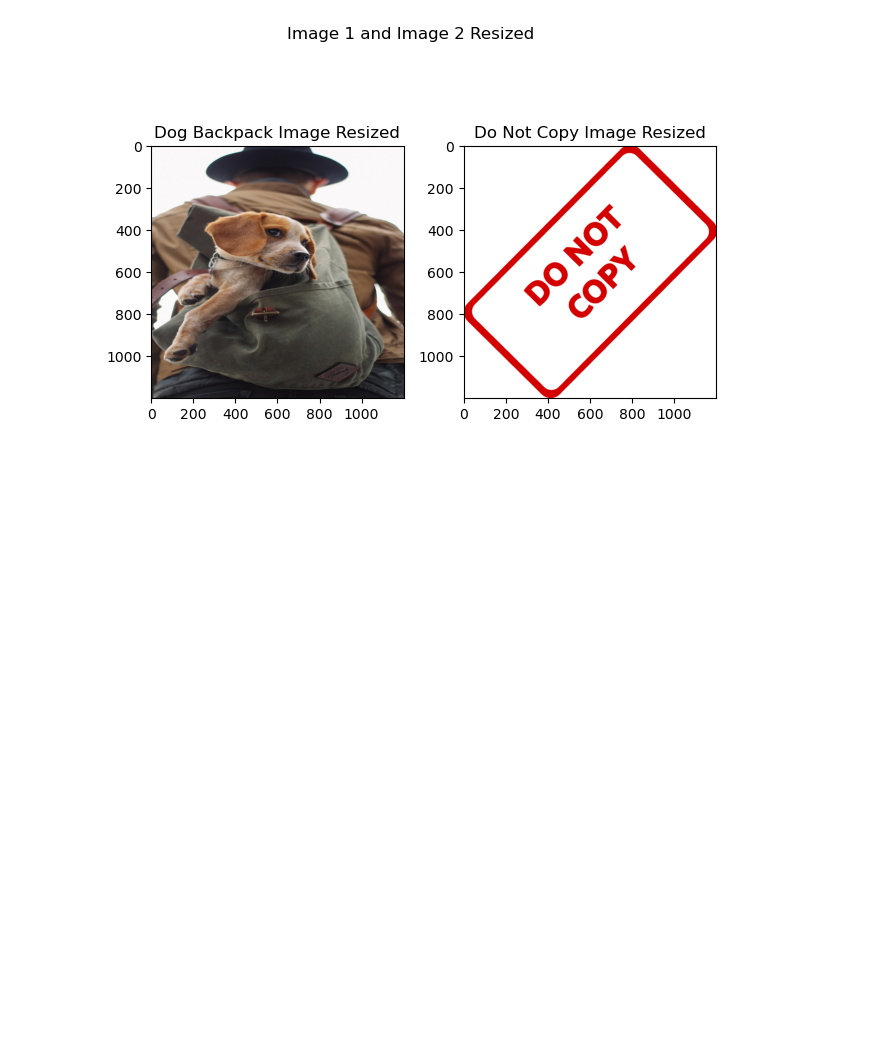
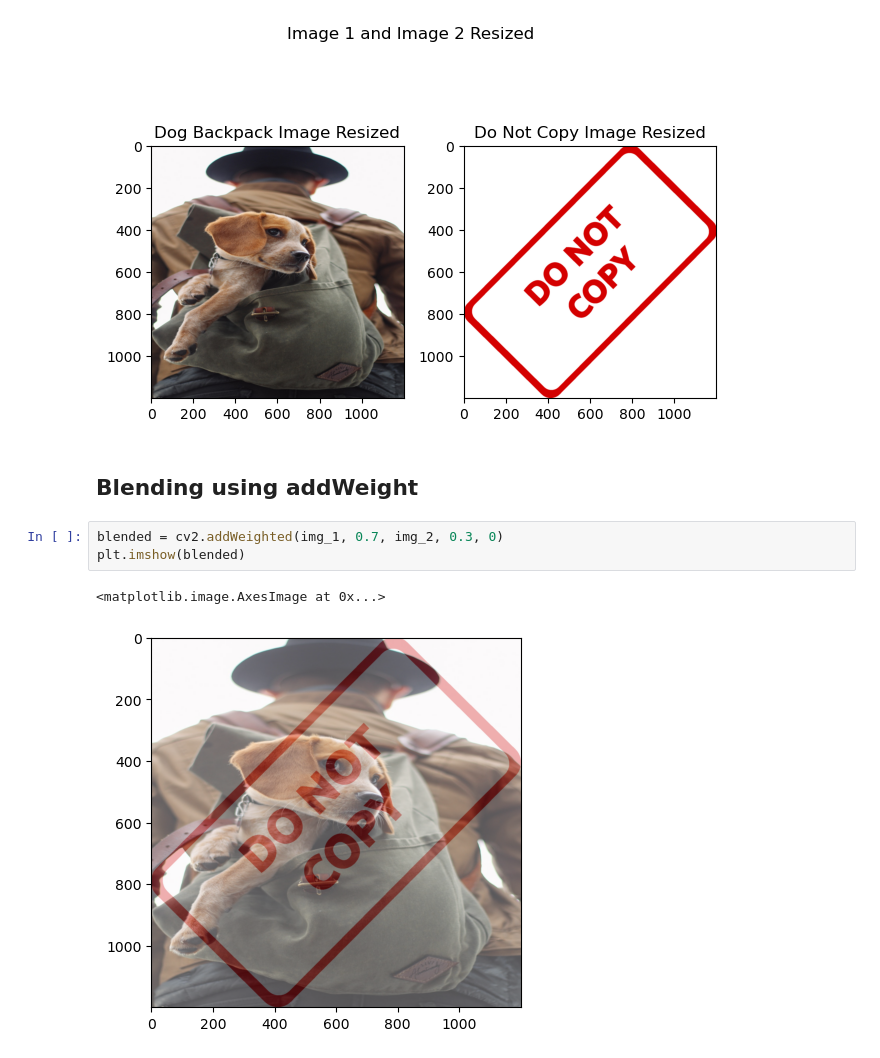
Before and after one commit to hrithik-data-bot/image-processing-notebooks, a Jupyter notebook: notebooks/006-image-blending.ipynb, the cells around one changed output. Drawn from its saved outputs; the diff is of its cells as text; blank space fills up the shorter version.

Commit message:
image blending done

```diff
--- a/notebooks/006-image-blending.ipynb
+++ b/notebooks/006-image-blending.ipynb
@@ -47,3 +47,11 @@ plt.suptitle("Image 1 and Image 2 Resized")
 plt.tight_layout()
 # %% [output]
 [figure]
+# %% [markdown]
+## Blending using addWeight
+# %%
+blended = cv2.addWeighted(img_1, 0.7, img_2, 0.3, 0)
+plt.imshow(blended)
+# %% [output]
+<matplotlib.image.AxesImage at 0x...>
+[figure, added]
```
